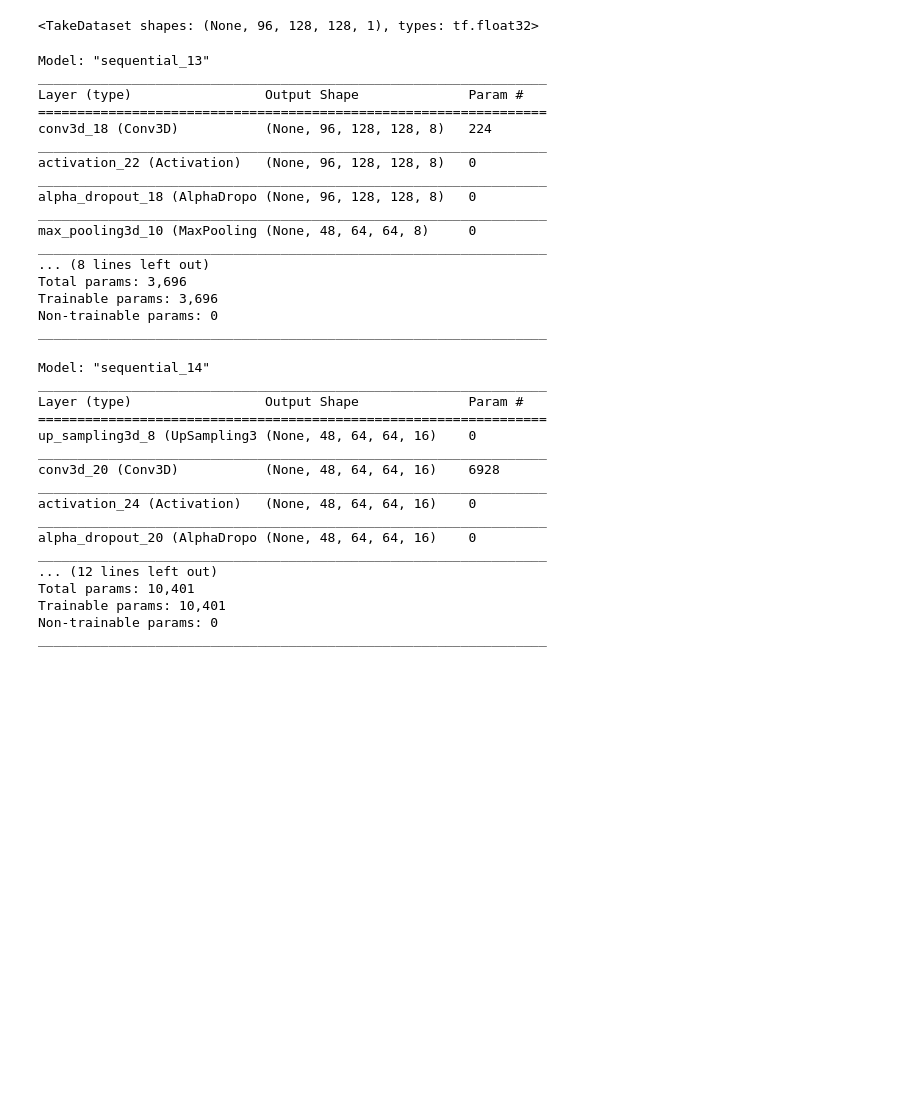
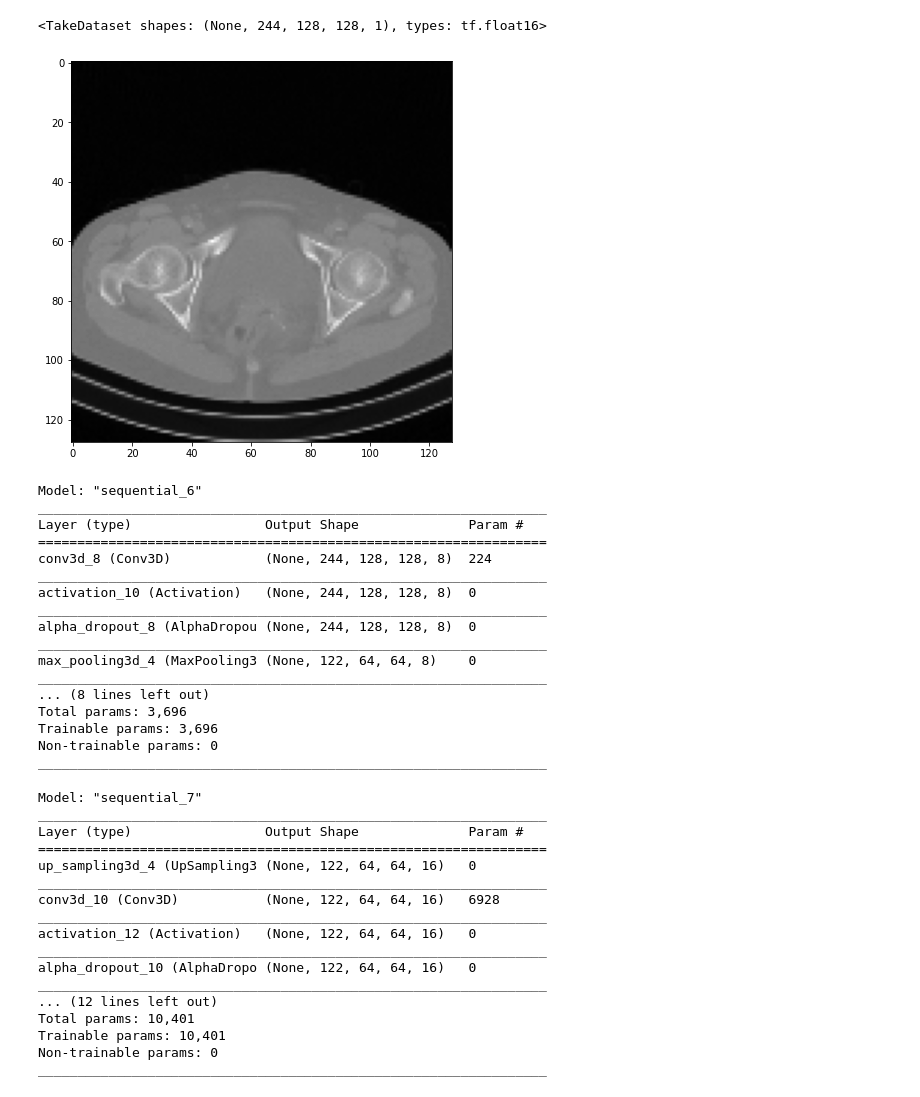
Before and after one commit to ceccoemi/ct-scan-ml, a Jupyter notebook: autoencoder.ipynb, the cells around one changed output. Drawn from its saved outputs; the diff is of its cells as text; code cells hidden in the pictures; blank space fills up the shorter version.

```diff
--- a/autoencoder.ipynb
+++ b/autoencoder.ipynb
@@ -21,19 +21,19 @@ Tensorflow: 2.2.0
 # %%
 # Hyperparameters
 epochs = 1000
-learning_rate = 10
+learning_rate = 0.0001
 patience = 3
 batch_size = 2
 xy_size = 128  # downscale 4
-z_size = 96  # downscale 4 (nrrd)
-# z_size = 244  # downscale 4 (tcia)
+#z_size = 96  # downscale 4 (nrrd)
+z_size = 244  # downscale 4 (tcia)
 # xy_size = 256  # downscale 2
 # z_size = 176  # downscale 2
 # xy_size = 512   # original
 # z_size = 368    # original
 # %%
-dataset = tf.data.TFRecordDataset("data/nrrd-0.25-float32.tfrecords")
-dataset = dataset.map(lambda x: example_to_tensor(x, "float32"))
+dataset = tf.data.TFRecordDataset("data/tcia-0.25-float16.tfrecords")
+dataset = dataset.map(lambda x: example_to_tensor(x, "float16"))
 dataset = dataset.padded_batch(
     batch_size=2, padded_shapes=[z_size, xy_size, xy_size, 1],
 )
@@ -42,7 +42,12 @@ dataset = dataset.take(2)
 # dataset = dataset.shuffle(buffer_size=10, reshuffle_each_iteration=True)
 dataset
 # %% [output]
-<TakeDataset shapes: (None, 96, 128, 128, 1), types: tf.float32>
+<TakeDataset shapes: (None, 244, 128, 128, 1), types: tf.float16>
+# %%
+scan = next(iter(dataset))
+plot_slice(scan, 0, 3)
+# %% [output]
+[figure, added]
 # %%
 encoder = keras.models.Sequential(
     [
@@ -71,17 +76,17 @@ encoder = keras.models.Sequential(
 )
 encoder.summary()
 # %% [output]
-Model: "sequential_13"
+Model: "sequential_6"
 _________________________________________________________________
 Layer (type)                 Output Shape              Param #
 =================================================================
-conv3d_18 (Conv3D)           (None, 96, 128, 128, 8)   224
+conv3d_8 (Conv3D)            (None, 244, 128, 128, 8)  224
 _________________________________________________________________
-activation_22 (Activation)   (None, 96, 128, 128, 8)   0
+activation_10 (Activation)   (None, 244, 128, 128, 8)  0
 _________________________________________________________________
-alpha_dropout_18 (AlphaDropo (None, 96, 128, 128, 8)   0
+alpha_dropout_8 (AlphaDropou (None, 244, 128, 128, 8)  0
 _________________________________________________________________
-max_pooling3d_10 (MaxPooling (None, 48, 64, 64, 8)     0
+max_pooling3d_4 (MaxPooling3 (None, 122, 64, 64, 8)    0
 _________________________________________________________________
 ... (8 lines left out)
 Total params: 3,696
@@ -119,17 +124,17 @@ decoder = keras.models.Sequential(
 )
 decoder.summary()
 # %% [output]
-Model: "sequential_14"
+Model: "sequential_7"
 _________________________________________________________________
 Layer (type)                 Output Shape              Param #
 =================================================================
-up_sampling3d_8 (UpSampling3 (None, 48, 64, 64, 16)    0
+up_sampling3d_4 (UpSampling3 (None, 122, 64, 64, 16)   0
 _________________________________________________________________
-conv3d_20 (Conv3D)           (None, 48, 64, 64, 16)    6928
+conv3d_10 (Conv3D)           (None, 122, 64, 64, 16)   6928
 _________________________________________________________________
-activation_24 (Activation)   (None, 48, 64, 64, 16)    0
+activation_12 (Activation)   (None, 122, 64, 64, 16)   0
 _________________________________________________________________
-alpha_dropout_20 (AlphaDropo (None, 48, 64, 64, 16)    0
+alpha_dropout_10 (AlphaDropo (None, 122, 64, 64, 16)   0
 _________________________________________________________________
 ... (12 lines left out)
 Total params: 10,401
```
Also changed, not shown: parts of 6 cells of this notebook, 1 other file.
